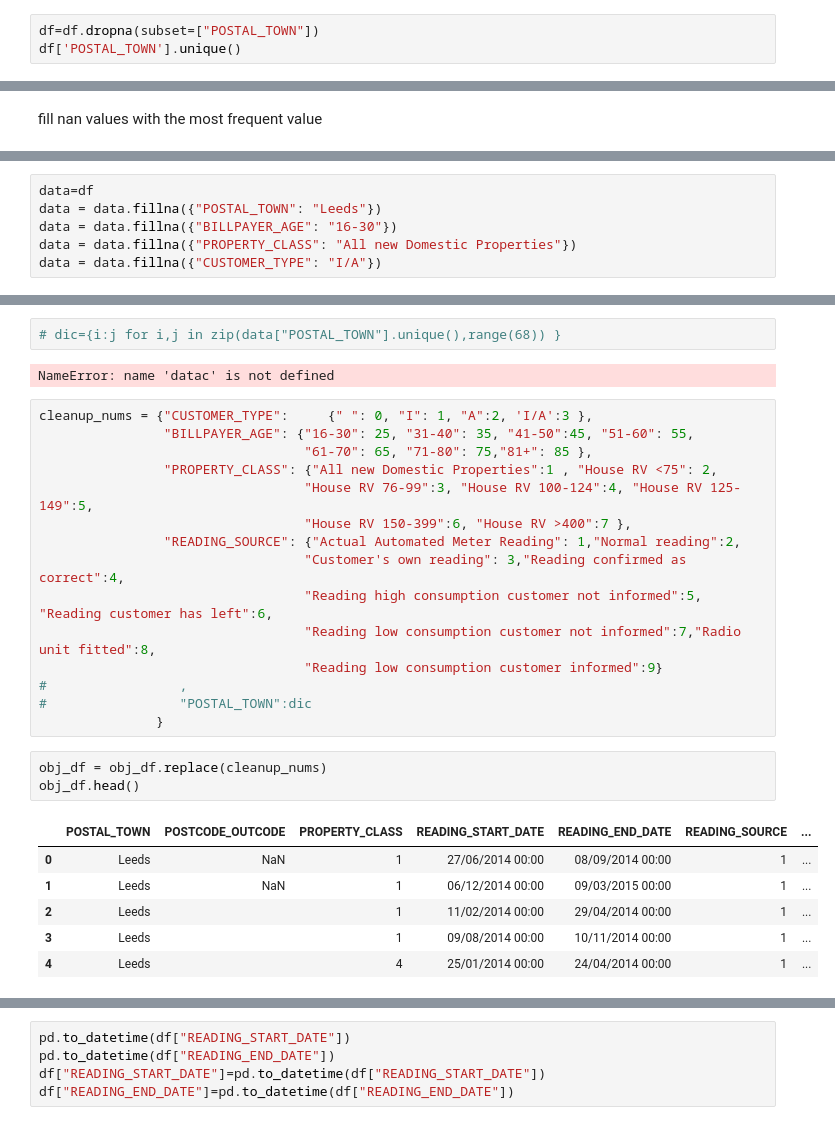
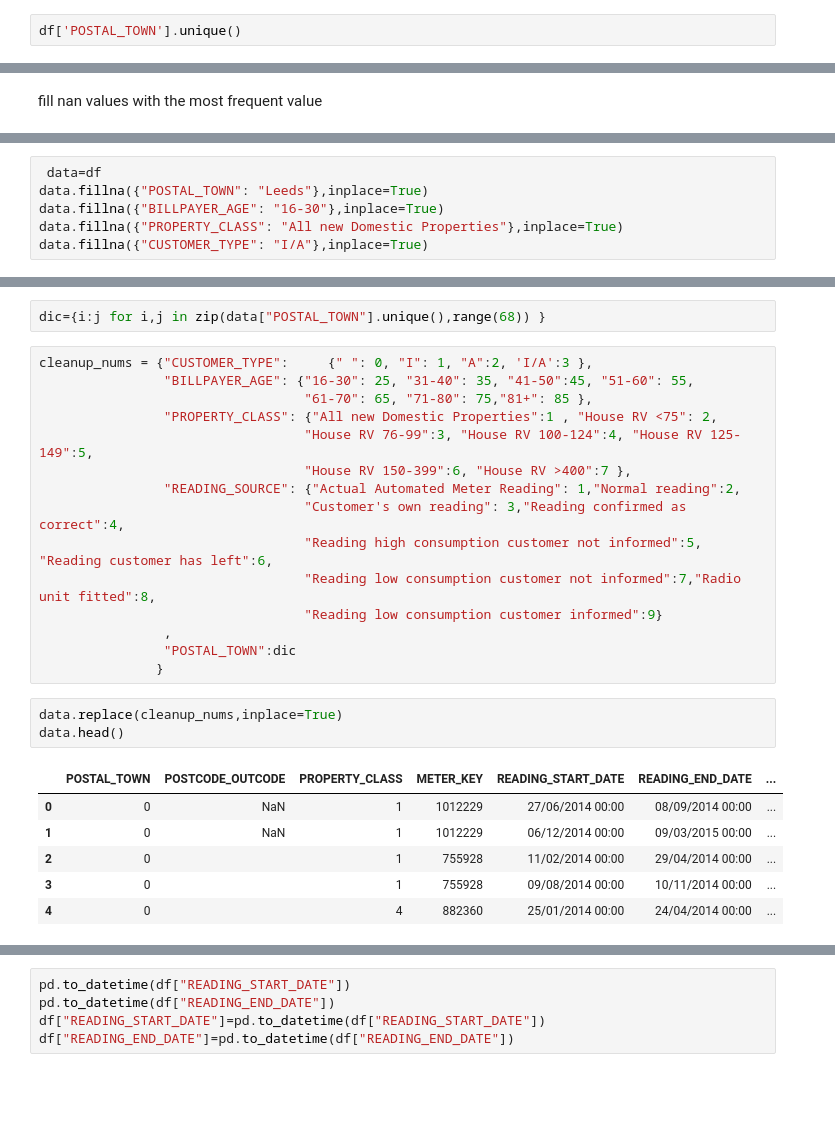
Before and after one commit to wiem-azzabi/Smart_Meter, a Jupyter notebook: water-meter2.ipynb, the cells around one changed output, grey strips where cells are left out. Drawn from its saved outputs; the diff is of its cells as text; blank space fills up the shorter version.

```diff
--- a/water-meter2.ipynb
+++ b/water-meter2.ipynb
@@ -95,3 +52,2 @@ array(['Actual Automated Meter Reading', 'Reading confirmed as correct',
 # %%
-df=df.dropna(subset=["POSTAL_TOWN"])
 df['POSTAL_TOWN'].unique()
@@ -244,6 +130,6 @@ obj_df = obj_df.fillna({"CUSTOMER_TYPE": "I/A"})
 # %%
-data=df
-data = data.fillna({"POSTAL_TOWN": "Leeds"})
-data = data.fillna({"BILLPAYER_AGE": "16-30"})
-data = data.fillna({"PROPERTY_CLASS": "All new Domestic Properties"})
-data = data.fillna({"CUSTOMER_TYPE": "I/A"})
+ data=df
+data.fillna({"POSTAL_TOWN": "Leeds"},inplace=True)
+data.fillna({"BILLPAYER_AGE": "16-30"},inplace=True)
+data.fillna({"PROPERTY_CLASS": "All new Domestic Properties"},inplace=True)
+data.fillna({"CUSTOMER_TYPE": "I/A"},inplace=True)
@@ -275,7 +136,5 @@ obj_df.drop(columns=['POSTCODE_OUTCODE'])
 # %%
-# dic={i:j for i,j in zip(data["POSTAL_TOWN"].unique(),range(68)) }
+dic={i:j for i,j in zip(data["POSTAL_TOWN"].unique(),range(68)) }
-# %% [output]
-NameError: name 'datac' is not defined
 # %%
 cleanup_nums = {"CUSTOMER_TYPE":     {" ": 0, "I": 1, "A":2, 'I/A':3 },
                 "BILLPAYER_AGE": {"16-30": 25, "31-40": 35, "41-50":45, "51-60": 55,
@@ -288,16 +147,16 @@ cleanup_nums = {"CUSTOMER_TYPE":     {" ": 0, "I": 1, "A":2, 'I/A':3 },
                                   "Reading high consumption customer not informed":5, "Reading customer has left":6,
                                   "Reading low consumption customer not informed":7,"Radio unit fitted":8,
                                   "Reading low consumption customer informed":9}
-#                 ,
-#                 "POSTAL_TOWN":dic
+                ,
+                "POSTAL_TOWN":dic
                }
 # %%
-obj_df = obj_df.replace(cleanup_nums)
-obj_df.head()
+data.replace(cleanup_nums,inplace=True)
+data.head()
 # %% [output]
-|  | POSTAL_TOWN | POSTCODE_OUTCODE | PROPERTY_CLASS | READING_START_DATE | READING_END_DATE | READING_SOURCE | ... |
-| 0 | Leeds | NaN | 1 | 27/06/2014 00:00 | 08/09/2014 00:00 | 1 | ... |
-| 1 | Leeds | NaN | 1 | 06/12/2014 00:00 | 09/03/2015 00:00 | 1 | ... |
-| 2 | Leeds |  | 1 | 11/02/2014 00:00 | 29/04/2014 00:00 | 1 | ... |
-| 3 | Leeds |  | 1 | 09/08/2014 00:00 | 10/11/2014 00:00 | 1 | ... |
-| 4 | Leeds |  | 4 | 25/01/2014 00:00 | 24/04/2014 00:00 | 1 | ... |
+|  | POSTAL_TOWN | POSTCODE_OUTCODE | PROPERTY_CLASS | METER_KEY | READING_START_DATE | READING_END_DATE | ... |
+| 0 | 0 | NaN | 1 | 1012229 | 27/06/2014 00:00 | 08/09/2014 00:00 | ... |
+| 1 | 0 | NaN | 1 | 1012229 | 06/12/2014 00:00 | 09/03/2015 00:00 | ... |
+| 2 | 0 |  | 1 | 755928 | 11/02/2014 00:00 | 29/04/2014 00:00 | ... |
+| 3 | 0 |  | 1 | 755928 | 09/08/2014 00:00 | 10/11/2014 00:00 | ... |
+| 4 | 0 |  | 4 | 882360 | 25/01/2014 00:00 | 24/04/2014 00:00 | ... |
```
Also changed, not shown: parts of 94 cells of this notebook.
